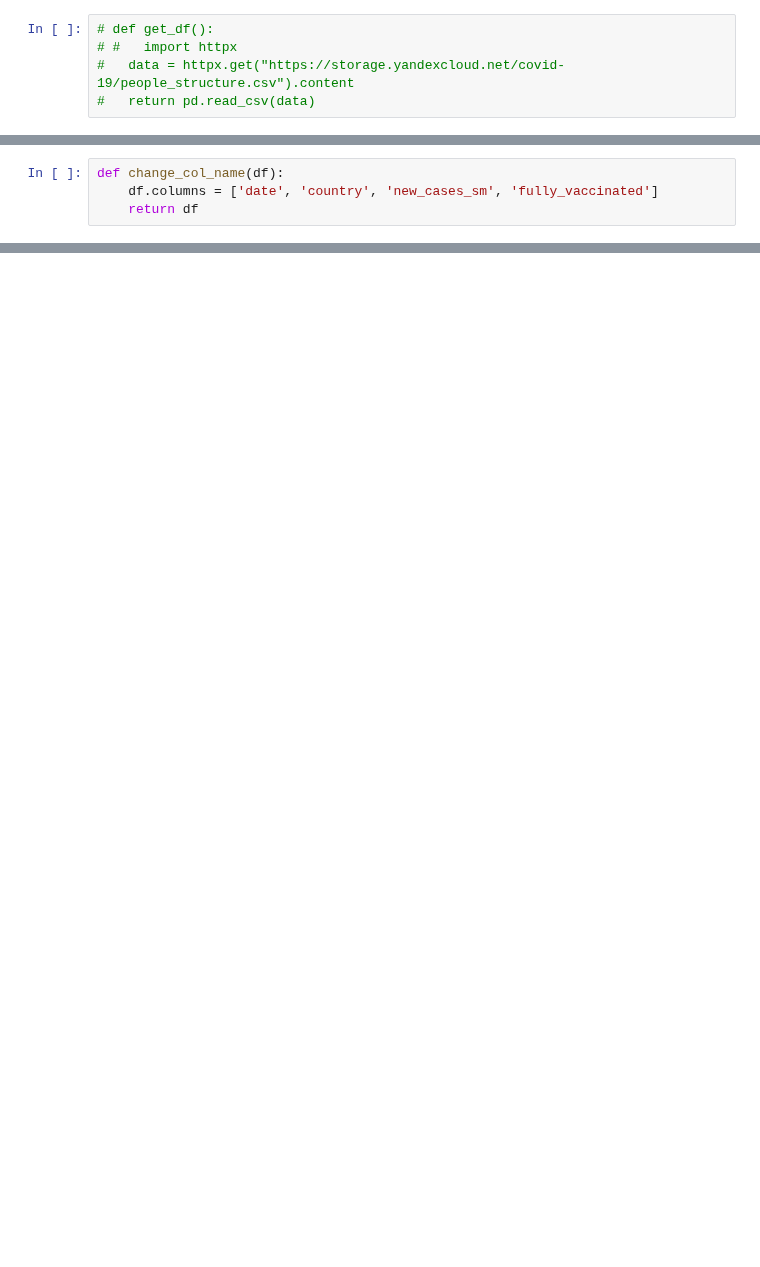
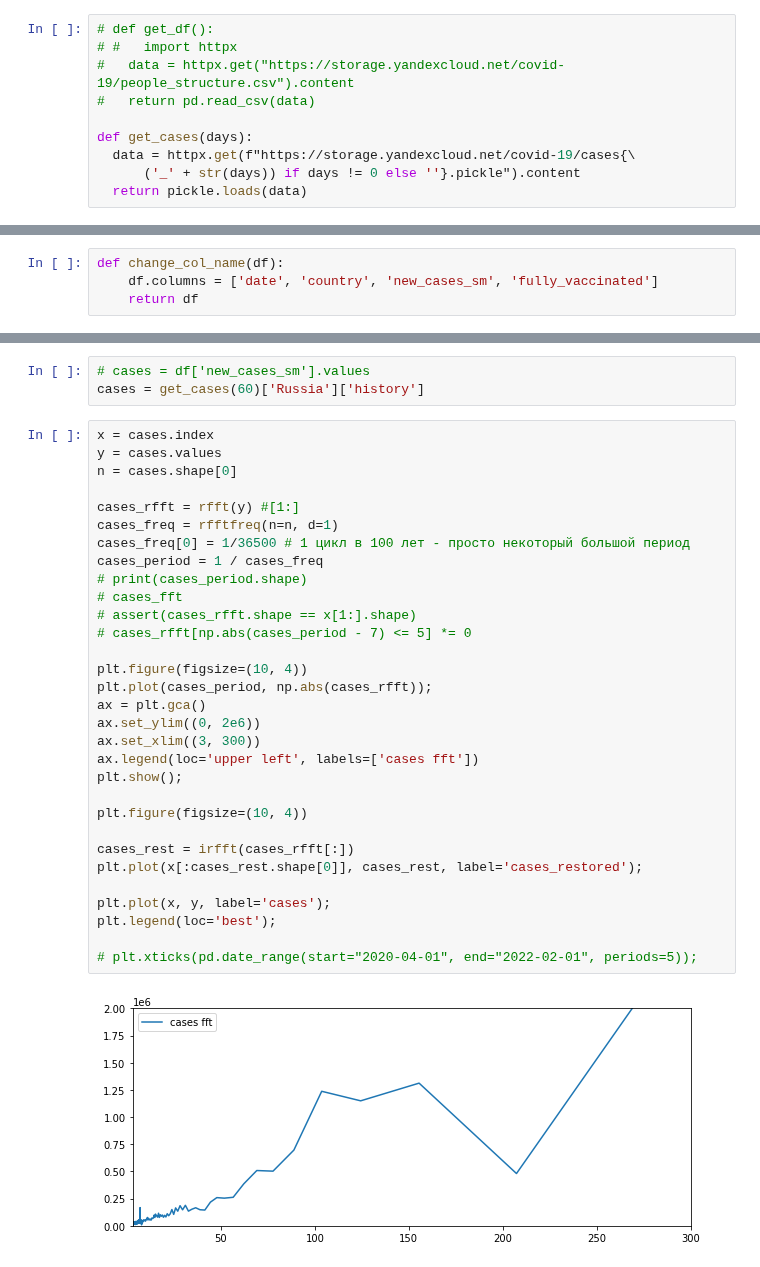
Before and after one commit to akitim/comptech-winter-school-2022_covid19-prediction, a Jupyter notebook: model.ipynb, the cells around one changed output, grey strips where cells are left out. Cells and saved outputs as stored; diff of their text form; blank space fills up the shorter version.

```diff
--- a/model.ipynb
+++ b/model.ipynb
@@ -37,6 +46,11 @@ import warnings
 # #   import httpx
 #   data = httpx.get("https://storage.yandexcloud.net/covid-19/people_structure.csv").content
 #   return pd.read_csv(data)
+
+def get_cases(days):
+  data = httpx.get(f"https://storage.yandexcloud.net/covid-19/cases{\
+      ('_' + str(days)) if days != 0 else ''}.pickle").content
+  return pickle.loads(data)
 # %%
 path = "https://storage.yandexcloud.net/covid-19/people_structure.csv"
 data = pd.read_csv(path)
@@ -97,0 +112,36 @@ ax2.legend(loc='best', labels=['fully_vaccinated']);
+# %%
+# cases = df['new_cases_sm'].values
+cases = get_cases(60)['Russia']['history']
+# %%
+x = cases.index
+y = cases.values
+n = cases.shape[0]
+
+cases_rfft = rfft(y) #[1:]
+cases_freq = rfftfreq(n=n, d=1)
+cases_freq[0] = 1/36500 # 1 цикл в 100 лет - просто некоторый большой период
+cases_period = 1 / cases_freq
+# print(cases_period.shape)
+# cases_fft
+# assert(cases_rfft.shape == x[1:].shape)
+# cases_rfft[np.abs(cases_period - 7) <= 5] *= 0
+
+plt.figure(figsize=(10, 4))
+plt.plot(cases_period, np.abs(cases_rfft));
+ax = plt.gca()
+ax.set_ylim((0, 2e6))
+ax.set_xlim((3, 300))
+ax.legend(loc='upper left', labels=['cases fft'])
+plt.show();
+
+plt.figure(figsize=(10, 4))
+
+cases_rest = irfft(cases_rfft[:])
+plt.plot(x[:cases_rest.shape[0]], cases_rest, label='cases_restored');
+
+plt.plot(x, y, label='cases');
+plt.legend(loc='best');
+
+# plt.xticks(pd.date_range(start="2020-04-01", end="2022-02-01", periods=5));
+# %% [output]
+[figure, added]
```
Also changed, not shown: parts of 9 cells of this notebook.
